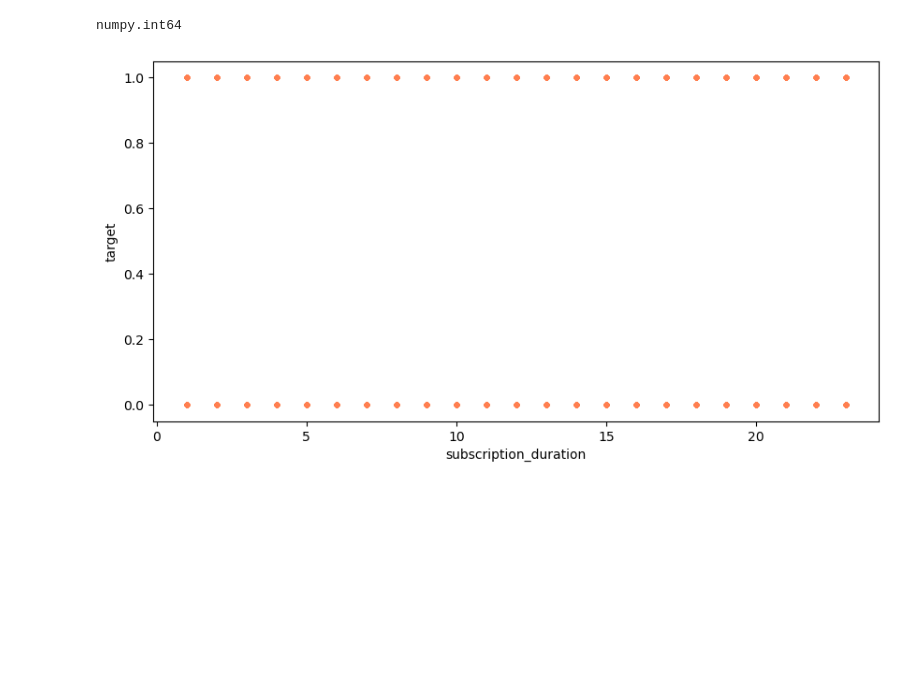
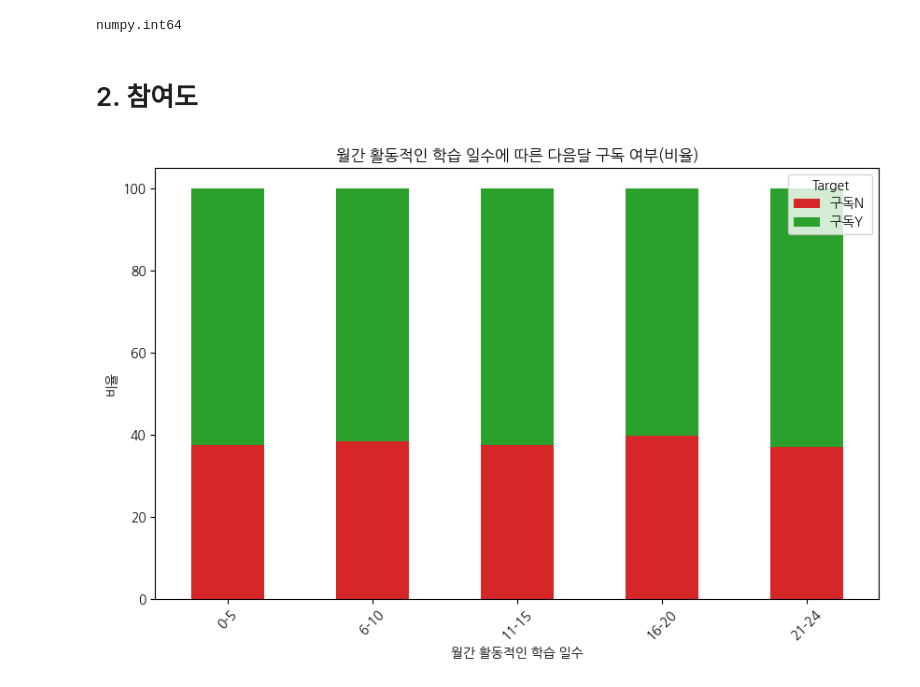
Before and after one commit to hyojinchoi915/wassup3, a Jupyter notebook: 05_Data_Analysis/DA_Mini_Project.ipynb, the cells around one changed output. Cells and saved outputs as stored; diff of their text form; code cells hidden in the pictures; blank space fills up the shorter version.

```diff
--- a/05_Data_Analysis/DA_Mini_Project.ipynb
+++ b/05_Data_Analysis/DA_Mini_Project.ipynb
@@ -127,8 +130,3 @@ import seaborn as sns
 type(mini_data['subscription_duration'][0])
 # %% [output]
 numpy.int64
-# %%
-mini_data.plot(kind='scatter', x='subscription_duration',y='target', c='coral', s=10, figsize=(10,5))
-plt.show()
-# %% [output]
-[figure, removed]
@@ -134,0 +138,2 @@ plt.show()
+# %% [markdown]
+# 2. 참여도
@@ -134,0 +142,23 @@ plt.show()
+# %%
+# 구간 나누기
+bins = [0, 5, 10, 15, 20, 24]
+labels = ['0-5', '6-10', '11-15', '16-20', '21-24']
+mini_data['active_days_bin'] = pd.cut(mini_data['monthly_active_learning_days'], bins=bins, labels=labels, right=False)
+
+# 구간별로 target의 0과 1 카운트
+bin_counts = mini_data.groupby(['active_days_bin', 'target']).size().unstack(fill_value=0)
+
+# 각 구간별 target의 0과 1의 합으로 나누어 비율 계산
+bin_percentages = bin_counts.div(bin_counts.sum(axis=1), axis=0) * 100
+
+# 스택드 바 차트 시각화
+ax = bin_percentages.plot(kind='bar', stacked=True, figsize=(10, 6), color=['#d62728', '#2ca02c'])
+plt.title('월간 활동적인 학습 일수에 따른 다음달 구독 여부(비율)')
+plt.xlabel('월간 활동적인 학습 일수')
+plt.ylabel('비율')
+plt.legend(title='Target', labels=['구독N ', '구독Y '])
+plt.xticks(rotation=45)
+
+plt.show()
+# %% [output]
+[figure, added]
```
Also changed, not shown: parts of 17 cells of this notebook, 2 other files.
